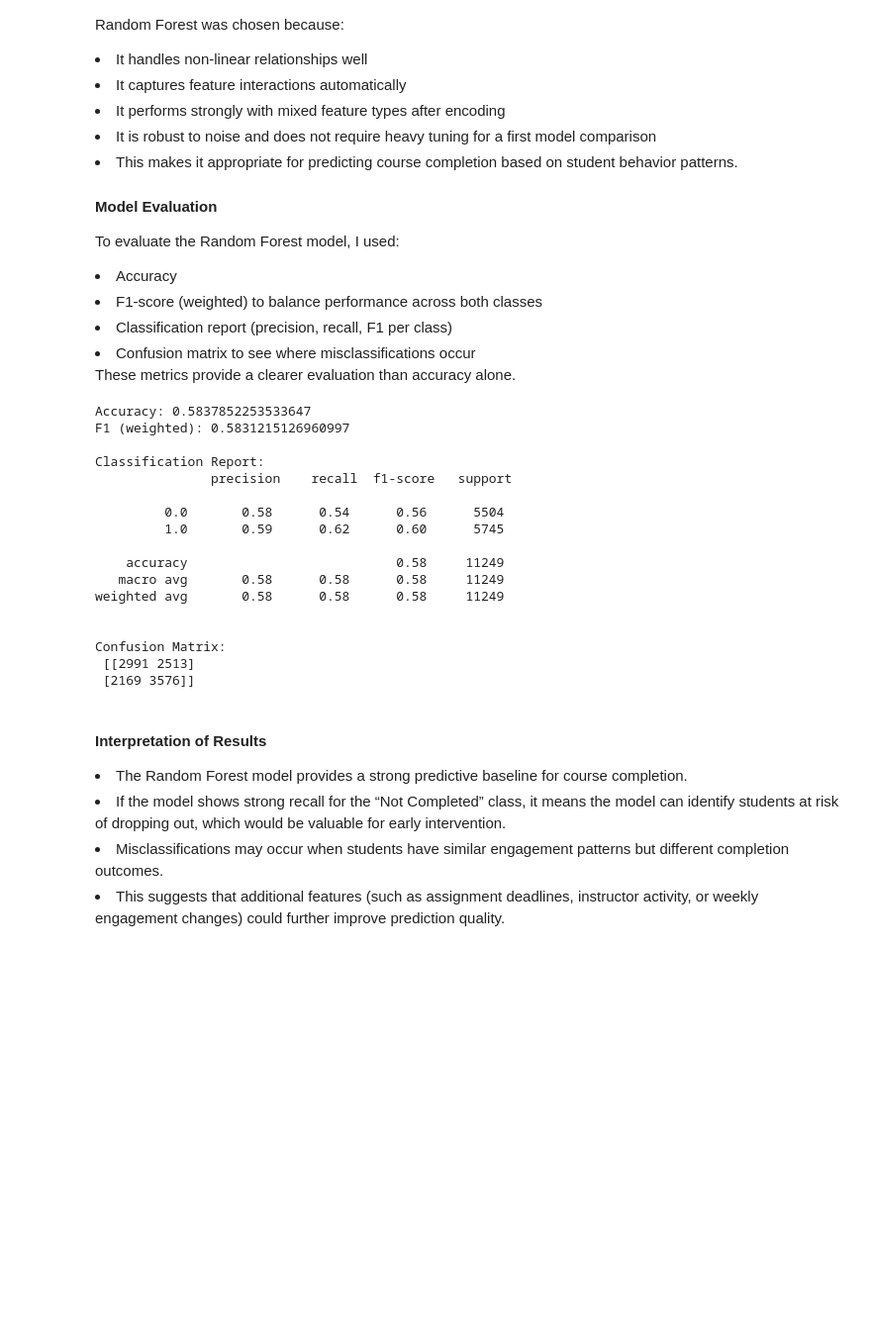
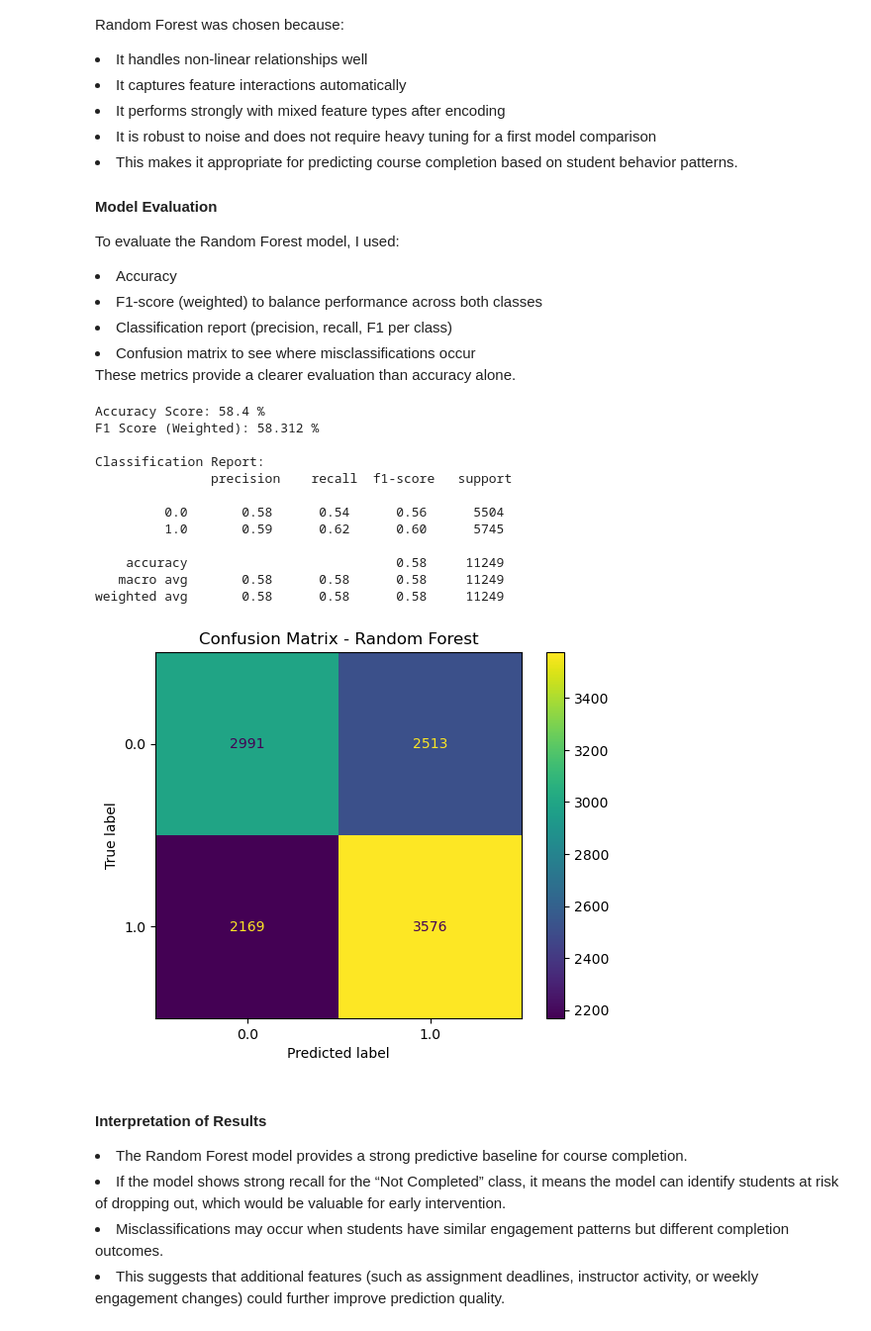
Before and after one commit to AkeemSemperDataScience/data3450-project-v1251-group_1, a Jupyter notebook: START_Project V2.ipynb, the cells around one changed output. Shown: that part at 99% size. Drawn from its saved outputs; the diff is of its cells as text; code cells hidden in the pictures; blank space fills up the shorter version.

```diff
--- a/START_Project V2.ipynb
+++ b/START_Project V2.ipynb
@@ -633,38 +635,50 @@ These metrics provide a clearer evaluation than accuracy alone.
 # %%
 from sklearn.ensemble import RandomForestClassifier
 from sklearn.metrics import classification_report, confusion_matrix, accuracy_score, f1_score
 
 rf = RandomForestClassifier(
     n_estimators=200,
     random_state=42,
     n_jobs=-1
 )
 
 rf.fit(X_train, y_train)
 y_pred = rf.predict(X_test)
 
-print("Accuracy:", accuracy_score(y_test, y_pred))
-print("F1 (weighted):", f1_score(y_test, y_pred, average="weighted"))
+# Calculate accuracy
+acc = accuracy_score(y_test, y_pred)
+print('Accuracy Score:', round(acc * 100, 1), '%')
+
+# Calculate weighted F1 score
+f1 = f1_score(y_test, y_pred, average='weighted')
+print('F1 Score (Weighted):', round(f1 * 100, 3), '%')
+
 print("\nClassification Report:\n", classification_report(y_test, y_pred))
-print("\nConfusion Matrix:\n", confusion_matrix(y_test, y_pred))
+#print("\nConfusion Matrix:\n", confusion_matrix(y_test, y_pred))
+
+from sklearn.metrics import ConfusionMatrixDisplay
+import matplotlib.pyplot as plt
+
+cm = confusion_matrix(y_test, y_pred)
+
+disp = ConfusionMatrixDisplay(confusion_matrix=cm, display_labels=rf.classes_)
+disp.plot()
+plt.title("Confusion Matrix - Random Forest")
+plt.show()
 # %% [output]
-Accuracy: 0.5837852253533647
-F1 (weighted): 0.5831215126960997
+Accuracy Score: 58.4 %
+F1 Score (Weighted): 58.312 %
 
 Classification Report:
                precision    recall  f1-score   support
 
          0.0       0.58      0.54      0.56      5504
          1.0       0.59      0.62      0.60      5745
 
     accuracy                           0.58     11249
    macro avg       0.58      0.58      0.58     11249
 weighted avg       0.58      0.58      0.58     11249
-
-
-Confusion Matrix:
- [[2991 2513]
- [2169 3576]]
+[figure, added]
 # %% [markdown]
 #### Interpretation of Results
 <li>The Random Forest model provides a strong predictive baseline for course completion.</li>
```
Also changed, not shown: parts of 12 cells of this notebook.
